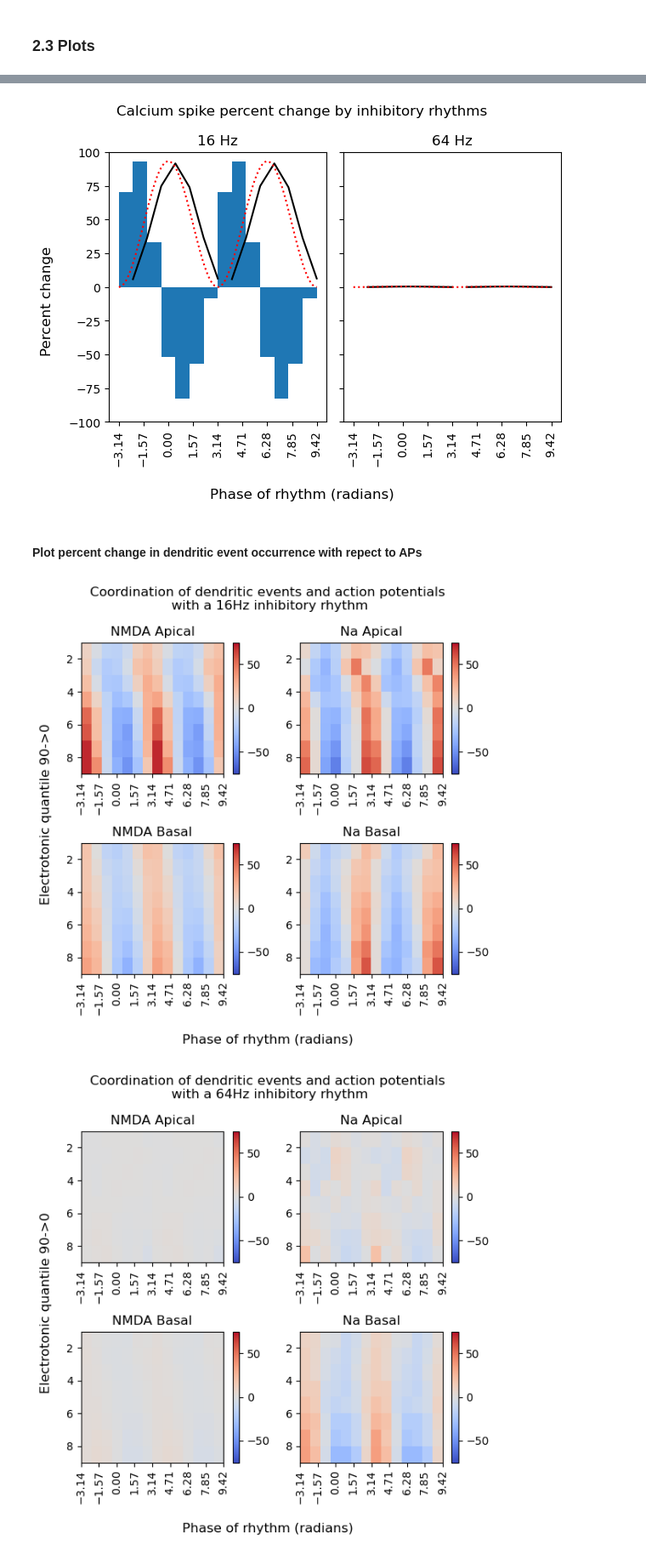
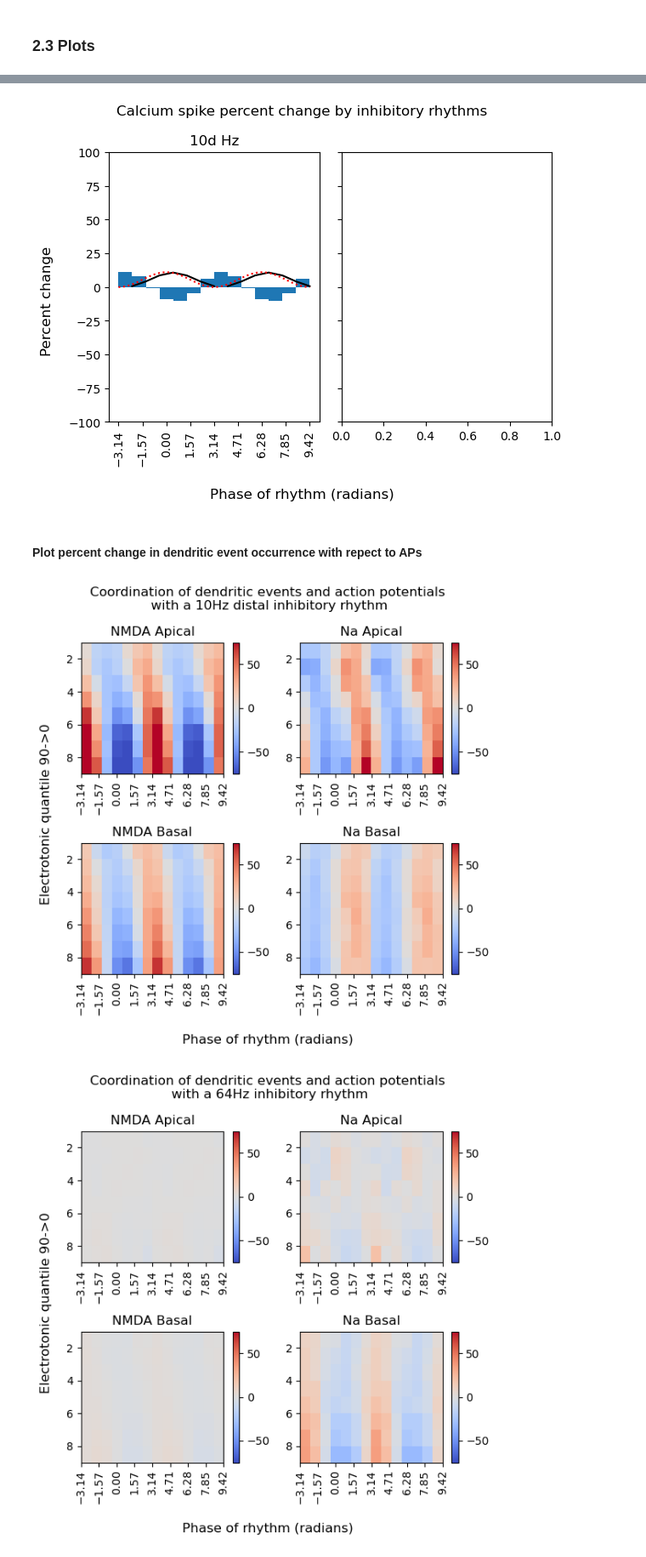
Before and after one commit to dbheadley/InhibOnDendComp, a Jupyter notebook: scripts/DendSpike_RhythmicInh_PoissonExc.ipynb, the cells around one changed output, grey strips where cells are left out. Shown at 85% size. Drawn from its saved outputs; the diff is of its cells as text; code cells hidden in the pictures.

```diff
--- a/scripts/DendSpike_RhythmicInh_PoissonExc.ipynb
+++ b/scripts/DendSpike_RhythmicInh_PoissonExc.ipynb
@@ -77,16 +77,16 @@ sim_64_dict = {'SimName': 'output_64Hz_no_exc_mod',
 # %%
 # generate phase time series for inhibitory afferents
 t_ser = np.arange(sim_win[0], sim_win[1], step) / (10000) # seconds
-sin_16_ser = np.sin(t_ser*16*2*np.pi)
-sin_64_ser = np.sin(t_ser*64*2*np.pi)
-ph_16_ser = np.angle(hilbert(sin_16_ser))
-ph_64_ser = np.angle(hilbert(sin_64_ser))
+sin_10_ser = np.sin(t_ser*10*2*np.pi)
+#sin_64_ser = np.sin(t_ser*64*2*np.pi)
+ph_10_ser = np.angle(hilbert(sin_10_ser))
+#ph_64_ser = np.angle(hilbert(sin_64_ser))
 
 fig, ax = plt.subplots(2,1)
-ax[0].plot(t_ser[0:100],ph_16_ser[0:100])
-ax[0].plot(t_ser[0:100],sin_16_ser[0:100])
-ax[1].plot(t_ser[0:100],ph_64_ser[0:100])
-ax[1].plot(t_ser[0:100],sin_64_ser[0:100])
+ax[0].plot(t_ser[0:100],ph_10_ser[0:100])
+ax[0].plot(t_ser[0:100],sin_10_ser[0:100])
+#ax[1].plot(t_ser[0:100],ph_64_ser[0:100])
+#ax[1].plot(t_ser[0:100],sin_64_ser[0:100])
 #ax.plot(t_ser[0:100],ph_64_ser[0:100])
 plt.show()
 # %% [output]
@@ -192,10 +192,10 @@ def bin_files_func(sim_dict, ph_ser, sin_ser):
     return ph_bin
 # %%
 # process the 16 Hz distal dendritic inhibition simulation
-ph_16_bin = bin_files_func(sim_16_dict, ph_16_ser, sin_16_ser)
+ph_10d_bin = bin_files_func(sim_10d_dict, ph_10_ser, sin_10_ser)
 
-# process the 64 Hz proximal dendritic/somatic inhibition simulation
-ph_64_bin = bin_files_func(sim_64_dict, ph_64_ser, sin_64_ser)
+# # process the 64 Hz proximal dendritic/somatic inhibition simulation
+# ph_64_bin = bin_files_func(sim_64_dict, ph_64_ser, sin_64_ser)
 # %% [markdown]
 ### 2.3 Plots
 # %%
@@ -231,19 +231,19 @@ fig.savefig('../figures/APRhymInhib.pdf')
 # %%
 # calcium spikes
 fig, ax = plt.subplots(1,2,sharey=True)
-stairs_plot(ph_16_bin['ca_a'][0], ph_16_bin['sin'], ax[0])
-stairs_plot(ph_64_bin['ca_a'][0], ph_64_bin['sin'], ax[1])
+stairs_plot(ph_10d_bin['ca_a'][0], ph_10d_bin['sin'], ax[0])
+# stairs_plot(ph_64_bin['ca_a'][0], ph_64_bin['sin'], ax[1])
 ax[0].set_ylim([-100,100])
-ax[0].set_title('16 Hz')
-ax[1].set_title('64 Hz')
+ax[0].set_title('10d Hz')
+# ax[1].set_title('64 Hz')
 fig.suptitle('Calcium spike percent change by inhibitory rhythms')
 fig.supxlabel('Phase of rhythm (radians)')
 fig.supylabel('Percent change')
 plt.tight_layout()
 #plt.show()
-plt.savefig('../figures/CaSpikesRhymInhib.pdf')
+plt.savefig('../figures/CaSpikesRhymInhib_10d.pdf')
 # %% [output]
-[figure, old version]
+[figure, new version]
 # %% [markdown]
 #### Plot percent change in dendritic event occurrence with repect to APs
 # %%
@@ -284,15 +284,15 @@ def plot_dend_set(ph_bin_data, vlim, fig, ax):
 # %%
 # plot of NMDA and Na spikes for 16 hz dend inhib
 fig,ax = plt.subplots(2,2)
-plot_dend_set(ph_16_bin, [-75, 75], fig, ax)
+plot_dend_set(ph_10d_bin, [-75, 75], fig, ax)
 fig.suptitle('Coordination of dendritic events and action potentials\n'
-             + ' with a 16Hz inhibitory rhythm')
+             + ' with a 10Hz distal inhibitory rhythm')
 fig.set_size_inches(6,6)
 fig.tight_layout()
 #plt.show()
-fig.savefig('../figures/DendSpikes16RhymInhib.pdf')
+fig.savefig('../figures/DendSpikes10RhymInhib_10d.pdf')
 # %% [output]
-[figure, old version]
+[figure, new version]
 # %%
 # plot of NMDA and Na spikes for 64 hz somatic inhib
 fig,ax = plt.subplots(2,2)
```
Also changed, not shown: parts of 5 cells of this notebook, 3 other files.
